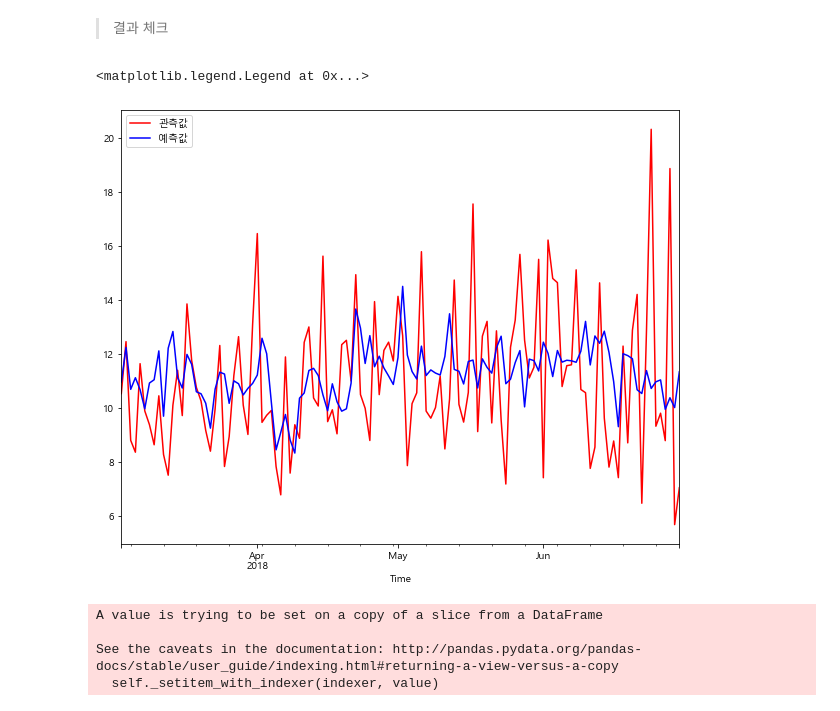
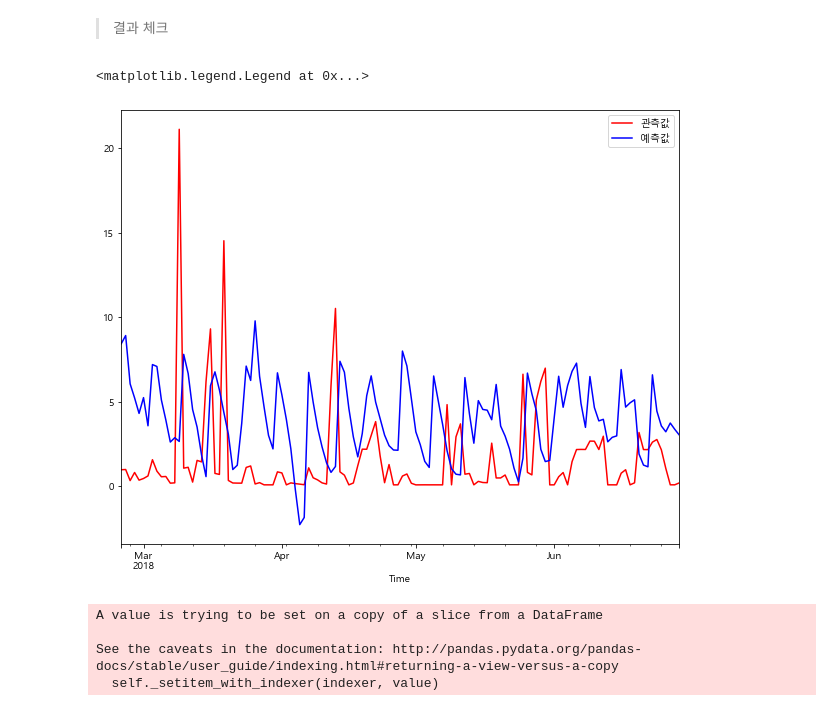
Before and after one commit to bill7845/jupyter_repo, a Jupyter notebook: jupyter_CODE/전력수요예측/전력수요예측_5_평일주말_encoding_일별.ipynb, the cells around one changed output. Drawn from its saved outputs; the diff is of its cells as text; code cells hidden in the pictures.

```diff
--- a/jupyter_CODE/전력수요예측/전력수요예측_5_평일주말_encoding_일별.ipynb
+++ b/jupyter_CODE/전력수요예측/전력수요예측_5_평일주말_encoding_일별.ipynb
@@ -284,9 +287,9 @@ res_test_x.shape
 # %%
-for_shifting_y = test_sample.shift(-10)
+for_shifting_y = test_sample.shift(-shift_step)
 
 tmp_test_shift_list = []
 for i in test_sample.columns[:-4]:
-    tmp_test_shift_list.append(for_shifting_y[i]['2018-02-21':].values[:-shift_step].reshape(12,10,1))
+    tmp_test_shift_list.append(for_shifting_y[i]['2018-02-17':"2018-06-29"].values[:-shift_step].reshape(18,7,1))
 
 to_formatted_test_y = np.array(tmp_test_shift_list)
 # %%
@@ -307,7 +312,7 @@ from keras.layers import TimeDistributed
 K.clear_session()
 
 model = Sequential() # Sequeatial Model
-model.add(LSTM(128, input_shape=(10, 5),return_sequences=True)) # (timestep, feature)
+model.add(LSTM(128, input_shape=(7, 5),return_sequences=True)) # (timestep, feature)
 model.add(TimeDistributed(Dense(1, activation="linear")))
 model.compile(loss='mean_squared_error', optimizer='adam')
 model.summary()
@@ -383,14 +383,14 @@ Index(['X303', 'X241', 'X435', 'X402', 'X352', 'X305', 'X350', 'X326', 'X299',
 ## to inverse minmax scale
 
 col_list = test_sample.columns.insert(0,'임시')
-tt_index = test_sample['2018-03-03':'2018-06-30'].index
+tt_index = test_sample['2018-02-24':'2018-06-29'].index
 
 test_inverse_df = pd.DataFrame()
 
 for i in range(1,len(test_sample.columns)-3):# feature 제외
-    tmp = i*120
-    tt = pred.reshape(21240  ,1)[tmp-120:tmp]
-    test_inverse_df[col_list[i]] = tt.reshape(120,)
+    tmp = i*126
+    tt = pred.reshape(22302,1)[tmp-126:tmp]
+    test_inverse_df[col_list[i]] = tt.reshape(126,)
 
 test_inverse_df = test_inverse_df.set_index(tt_index)
 test_inverse_df_array = sc_test.inverse_transform(test_inverse_df)
@@ -406,7 +405,7 @@ res_test_df = pd.DataFrame(test_inverse_df_array, columns=test_inverse_df.column
 # %%
 test_none_scale = pd.read_csv('test_sample',index_col='Time',parse_dates=True)
 # %%
-test_none_scale = test_none_scale.loc[:,:'X230']['2018-03-03':'2018-06-30'].resample('D').sum()
+test_none_scale = test_none_scale.loc[:,:'X230']['2018-02-24':'2018-06-29'].resample('D').sum()
 # %%
 test_sample.columns
 # %% [output]
@@ -421,12 +420,12 @@ Index(['X303', 'X241', 'X435', 'X402', 'X352', 'X305', 'X350', 'X326', 'X299',
 # %%
 # 일별
 
-test_none_scale['X303'].plot(figsize=(10,8),color='red',label='관측값')
-res_test_df['X303'].plot(figsize=(10,8),color='blue',label='예측값')
+test_none_scale['X94'].plot(figsize=(10,8),color='red',label='관측값')
+res_test_df['X94'].plot(figsize=(10,8),color='blue',label='예측값')
 plt.legend()
 # %% [output]
 <matplotlib.legend.Legend at 0x...>
-[figure, old version]
+[figure, new version]
 # %%
 #################### forecast#########################
 # %%
```
Also changed, not shown: parts of 48 cells of this notebook, 3 other files.
